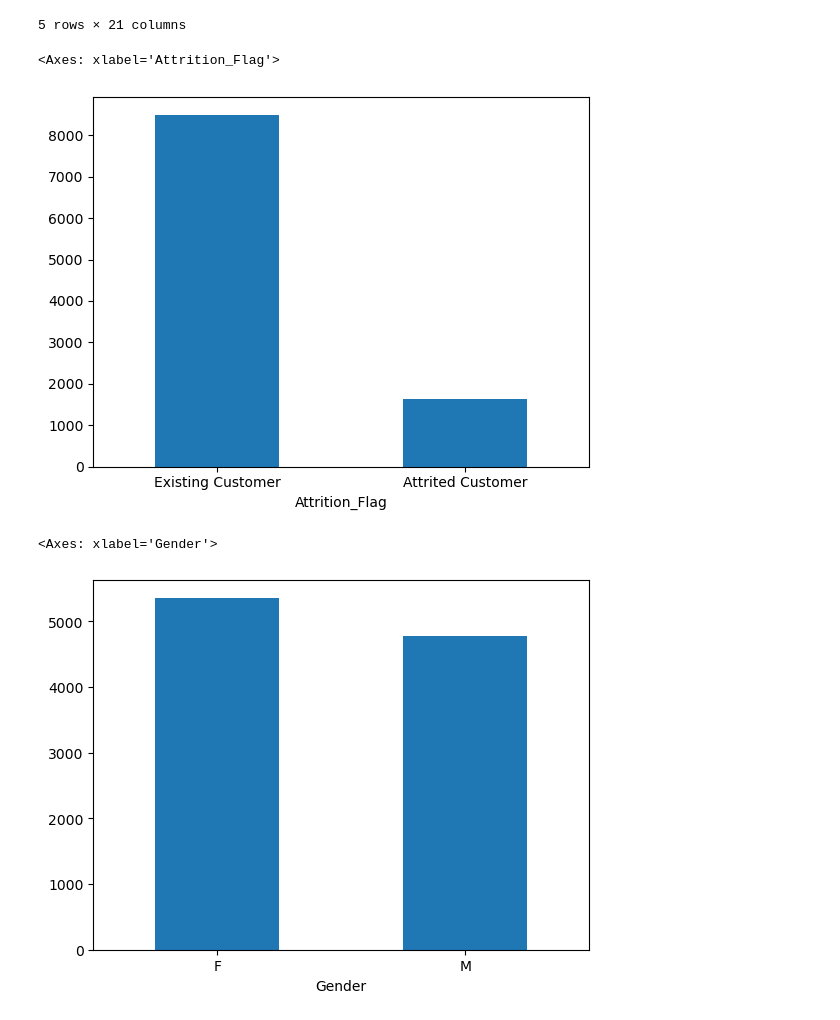
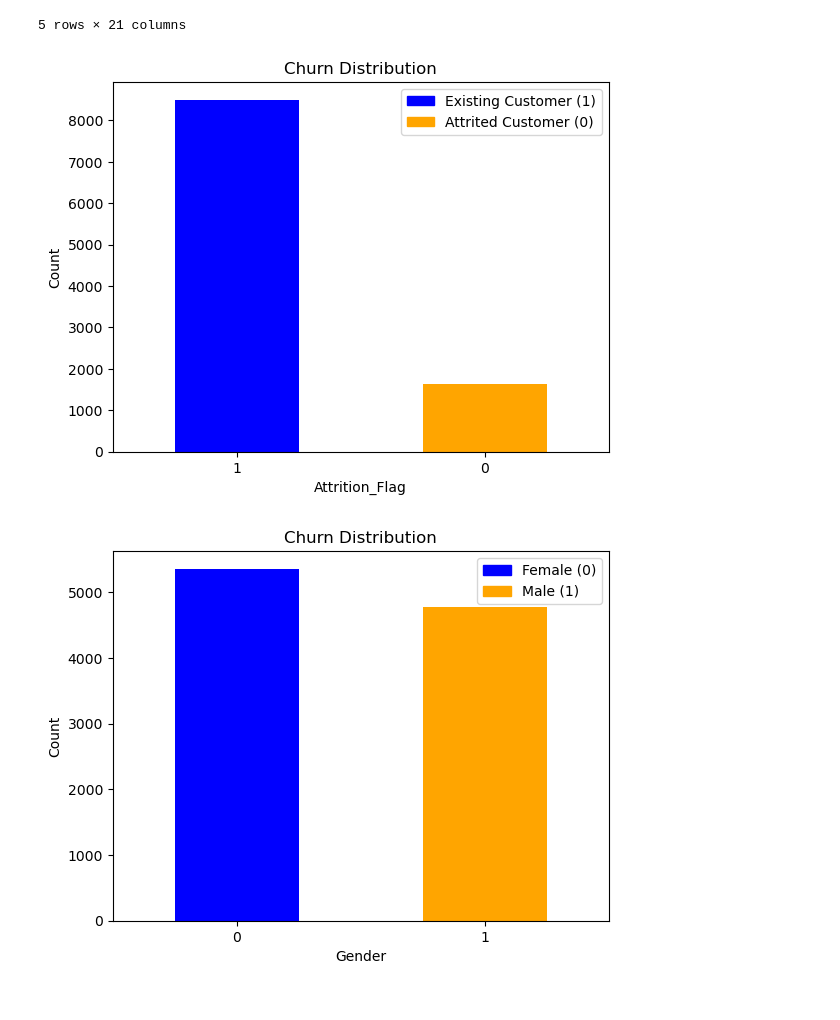
Before and after one commit to DvidWils/Predicting_Customer_Churn_in_the_Credit_Card_Industry, a Jupyter notebook: notebooks/Starter_Code.ipynb, the cells around one changed output. Cells and saved outputs as stored; diff of their text form; code cells hidden in the pictures.

```diff
--- a/notebooks/Starter_Code.ipynb
+++ b/notebooks/Starter_Code.ipynb
@@ -157,15 +157,46 @@ df.head()
 | 4 | 709106358 | 1 | 40 | 1 | 3 | 0 | 1 | ... |
 5 rows × 21 columns
 # %%
-df['Attrition_Flag'].map({1: 'Existing Customer', 0: 'Attrited Customer'}).value_counts().plot(kind='bar', rot = 0)
+from matplotlib.patches import Patch
+import matplotlib.pyplot as plt
+
+# Count the values in the Attrition_Flag column
+ax = df['Attrition_Flag'].value_counts().plot(kind='bar', rot=0, legend=False, color=['blue', 'orange'])
+
+
+# Add custom legend
+legend_labels = [
+    Patch(color='blue', label='Existing Customer (1)'),
+    Patch(color='orange', label='Attrited Customer (0)')
+]
+plt.legend(handles=legend_labels, loc='upper right')
+
+# Add title and axis label (optional)
+plt.title('Churn Distribution')
+plt.ylabel('Count')
+
+plt.show()
 # %% [output]
-<Axes: xlabel='Attrition_Flag'>
-[figure, old version]
+[figure, new version]
 # %%
-df['Gender'].map({1: 'M', 0: 'F'}).value_counts().plot(kind='bar', rot = 0)
+# Count the values in the Gender column
+ax = df['Gender'].value_counts().plot(kind='bar', rot=0, legend=False, color=['blue', 'orange'])
+
+
+# Add custom legend
+legend_labels = [
+    Patch(color='blue', label='Female (0)'),
+    Patch(color='orange', label='Male (1)')
+]
+plt.legend(handles=legend_labels, loc='upper right')
+
+# Add title and axis label (optional)
+plt.title('Churn Distribution')
+plt.ylabel('Count')
+
+plt.show()
 # %% [output]
-<Axes: xlabel='Gender'>
-[figure, old version]
+[figure, new version]
 # %%
 # Step 5: Save the cleaned dataset
 df.to_csv(Path('../data/Credit_Card_Customers_Cleaned.csv'), index=False)
```
